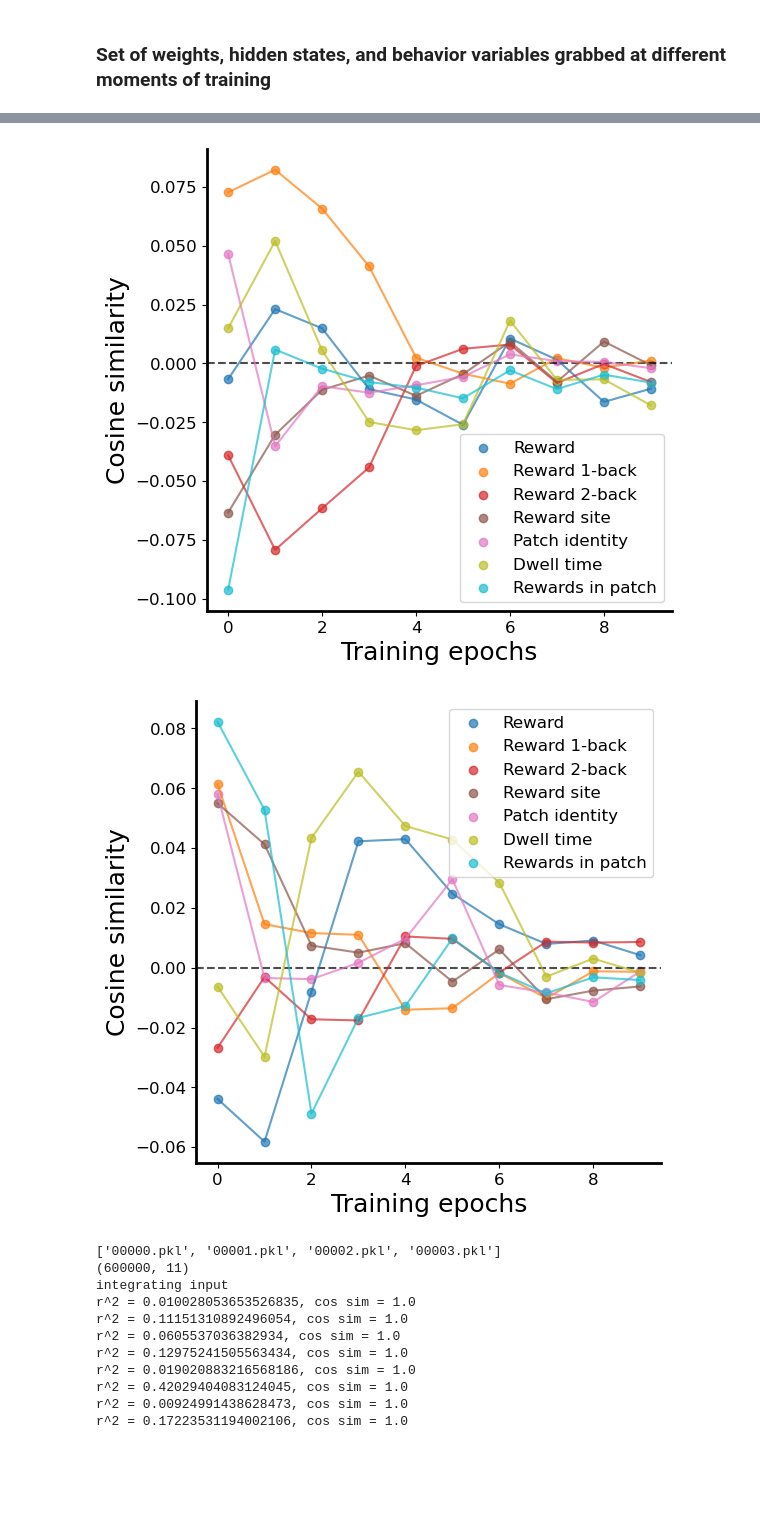
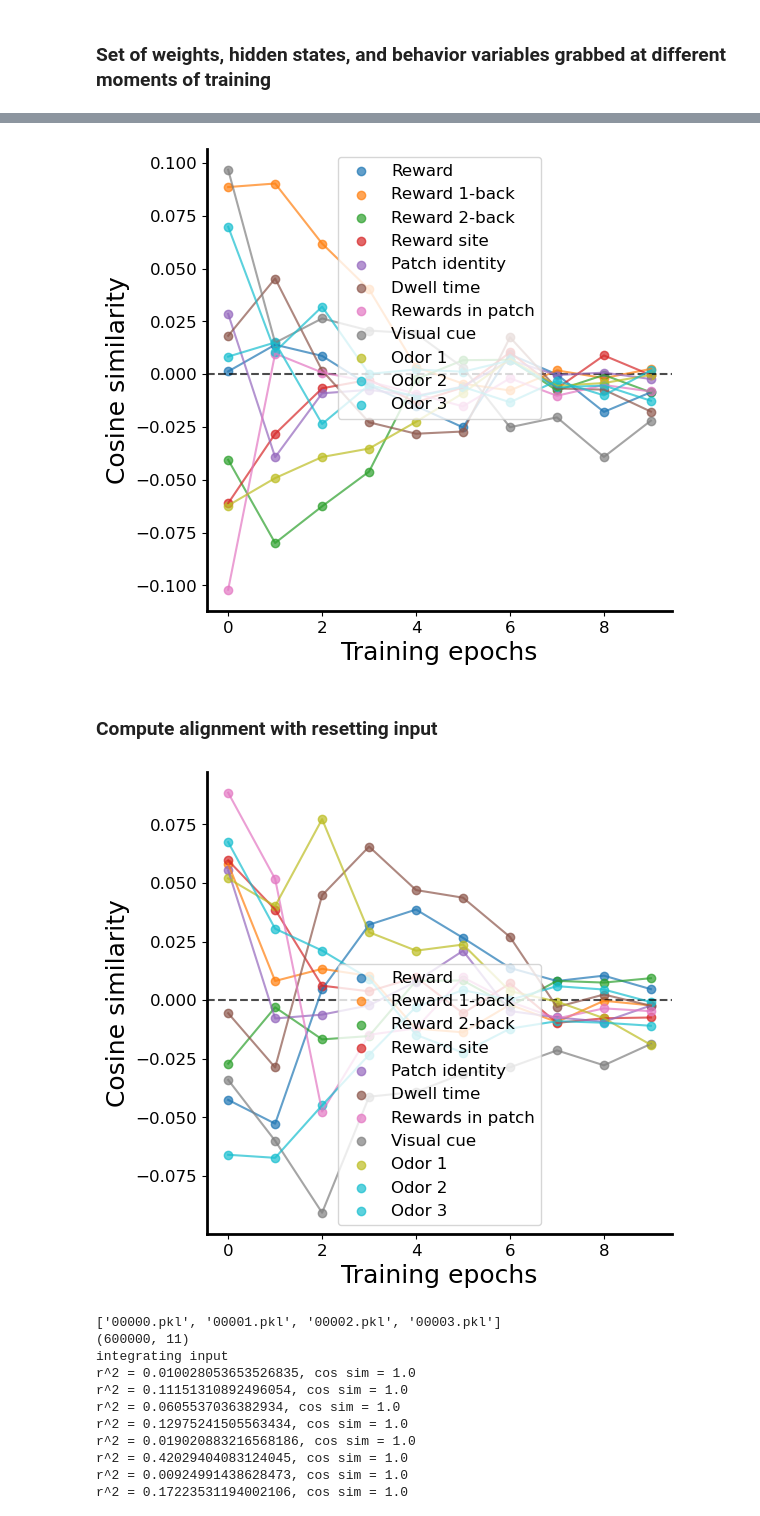
Before and after one commit to davidgbe/favorably_connected, a Jupyter notebook: code/notebooks/alignment_of_inputs_with_subnetwork.ipynb, the cells around one changed output, grey strips where cells are left out. Saved outputs shown, nothing was run; the diff lists cells and outputs as text; code cells hidden in the pictures; blank space fills up the shorter version.

```diff
--- a/code/notebooks/alignment_of_inputs_with_subnetwork.ipynb
+++ b/code/notebooks/alignment_of_inputs_with_subnetwork.ipynb
@@ -218,6 +220,6 @@ hidden_and_behavior_paths = [
 # %%
-cos_sim_reward_int = np.empty((len(weight_paths), 9))
-cos_sim_reward_reset = np.empty((len(weight_paths), 9))
+cos_sim_reward_int = np.empty((len(weight_paths), 11))
+cos_sim_reward_reset = np.empty((len(weight_paths), 11))
 
 for i, (weight_path, hidden_and_behavior_path) in enumerate(zip(weight_paths, hidden_and_behavior_paths)):
     network = load_network(weight_path)
@@ -247,7 +266,7 @@ plt.gca().spines["left"].set_linewidth(2)
 plt.gca().spines["bottom"].set_linewidth(2)
 
 # Generate 7 distinct colors
-colors = plt.cm.tab10(np.linspace(0, 1, 7))
+colors = plt.cm.tab10(np.linspace(0, 1, 11))
 
 # Generate x values
 x_values = np.arange(len(weight_paths))
@@ -261,13 +280,17 @@ labels = [
     "Patch identity",
     "Dwell time",
     "Rewards in patch",
+    "Visual cue",
+    "Odor 1",
+    "Odor 2",
+    "Odor 3",
 ]
 
 # Add a dashed horizontal line at y=0
 plt.axhline(y=0, color="black", linestyle="--", linewidth=1.5, alpha=0.7)
 
 # Plot each of the 7 lines distinctly
-for i in range(7):
+for i in range(11):
     plt.scatter(
         x_values, cos_sim_reward_int[:, i],
         color=colors[i], label=labels[i], alpha=0.7
@@ -293,7 +316,9 @@ plt.legend(unique_labels.values(), unique_labels.keys(), loc="best", fontsize=12
 # Show the plot
 plt.show()
 # %% [output]
-[figure, old version]
+[figure, new version]
+# %% [markdown]
+### Compute alignment with resetting input
 # %%
 # Initialize plot
 plt.figure(figsize=(6, 6))
@@ -305,7 +330,7 @@ plt.gca().spines["left"].set_linewidth(2)
 plt.gca().spines["bottom"].set_linewidth(2)
 
 # Generate 7 distinct colors
-colors = plt.cm.tab10(np.linspace(0, 1, 7))
+colors = plt.cm.tab10(np.linspace(0, 1, 11))
 
 # Generate x values
 x_values = np.arange(len(weight_paths))
@@ -319,39 +344,43 @@ labels = [
     "Patch identity",
     "Dwell time",
     "Rewards in patch",
+    "Visual cue",
+    "Odor 1",
+    "Odor 2",
+    "Odor 3",
 ]
 
 # Add a dashed horizontal line at y=0
 plt.axhline(y=0, color="black", linestyle="--", linewidth=1.5, alpha=0.7)
 
 # Plot each of the 7 lines distinctly
-for i in range(7):
+for i in range(11):
     plt.scatter(
         x_values, cos_sim_reward_reset[:, i],
         color=colors[i], label=labels[i], alpha=0.7
     )
     plt.plot(
         x_values, cos_sim_reward_reset[:, i],
         color=colors[i], linestyle='-', alpha=0.7
     )
 
 # Labels and title with larger font sizes
 plt.xlabel("Training epochs", fontsize=18)
 plt.ylabel("Cosine similarity", fontsize=18)
 
 # Adjust tick parameters for better readability
 plt.xticks(fontsize=12)
 plt.yticks(fontsize=12)
 
 # Adjust legend to avoid duplicate labels
 handles, labels = plt.gca().get_legend_handles_labels()
 unique_labels = dict(zip(labels, handles))
 plt.legend(unique_labels.values(), unique_labels.keys(), loc="best", fontsize=12)
 
 # Show the plot
 plt.show()
 # %% [output]
-[figure, old version]
+[figure, new version]
 # %%
 pred_accuracy_int = np.empty((len(weight_paths), 11))
 pred_accuracy_reset = np.empty((len(weight_paths), 11))
```
Also changed, not shown: parts of 8 cells of this notebook, 3 other files.
